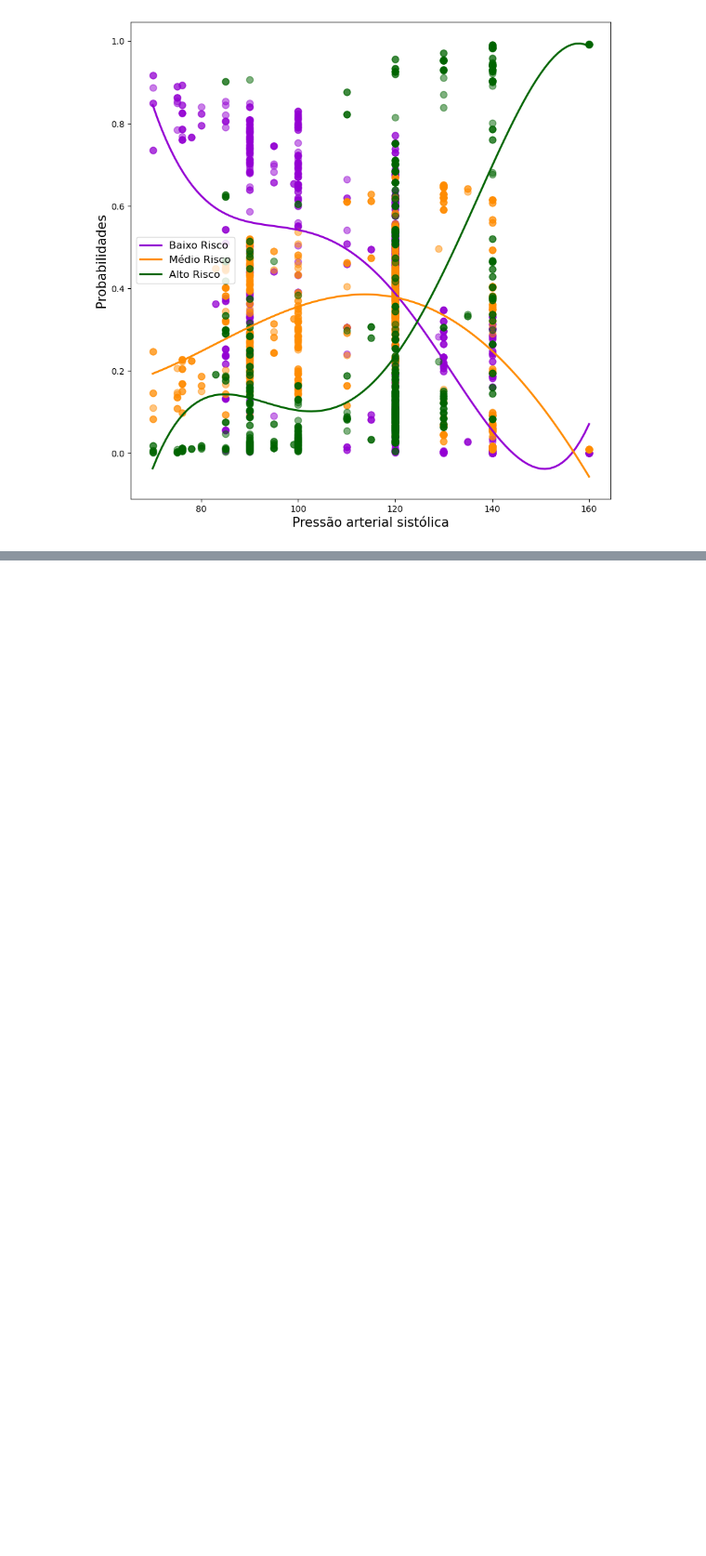
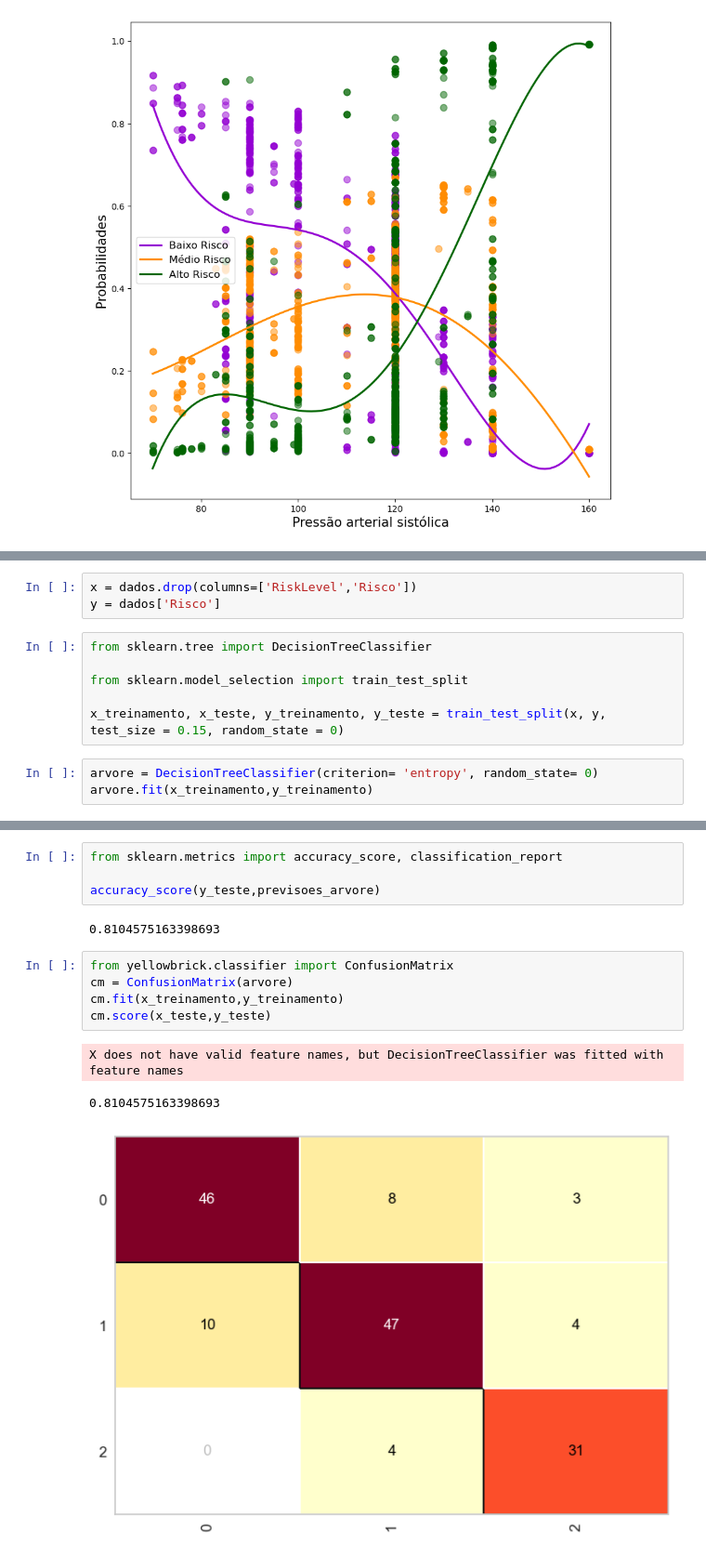
Before and after one commit to BrunoMeloSlv/Maternal_Health_Risk, a Jupyter notebook: Maternal Health Risk.ipynb, the cells around one changed output, grey strips where cells are left out. Shown at 93% size. Drawn from its saved outputs; the diff is of its cells as text; blank space fills up the shorter version.

```diff
--- a/Maternal Health Risk.ipynb
+++ b/Maternal Health Risk.ipynb
@@ -526,0 +529,12 @@ plt.show()
+# %%
+x = dados.drop(columns=['RiskLevel','Risco'])
+y = dados['Risco']
+# %%
+from sklearn.tree import DecisionTreeClassifier
+
+from sklearn.model_selection import train_test_split
+
+x_treinamento, x_teste, y_treinamento, y_teste = train_test_split(x, y, test_size = 0.15, random_state = 0)
+# %%
+arvore = DecisionTreeClassifier(criterion= 'entropy', random_state= 0)
+arvore.fit(x_treinamento,y_treinamento)
@@ -526,0 +555,15 @@ plt.show()
+# %%
+from sklearn.metrics import accuracy_score, classification_report
+
+accuracy_score(y_teste,previsoes_arvore)
+# %% [output]
+0.8104575163398693
+# %%
+from yellowbrick.classifier import ConfusionMatrix
+cm = ConfusionMatrix(arvore)
+cm.fit(x_treinamento,y_treinamento)
+cm.score(x_teste,y_teste)
+# %% [output]
+X does not have valid feature names, but DecisionTreeClassifier was fitted with feature names
+0.8104575163398693
+[figure, added]
```
Also changed, not shown: parts of 16 cells of this notebook.
